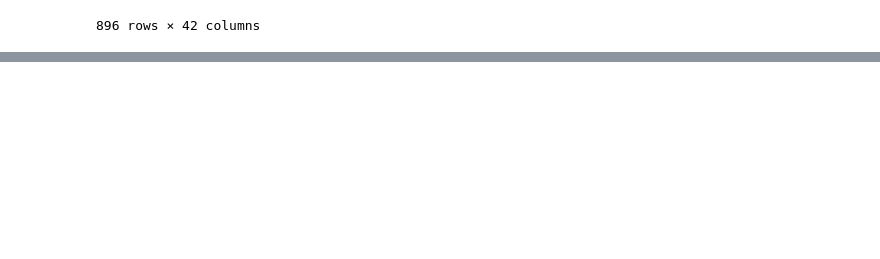
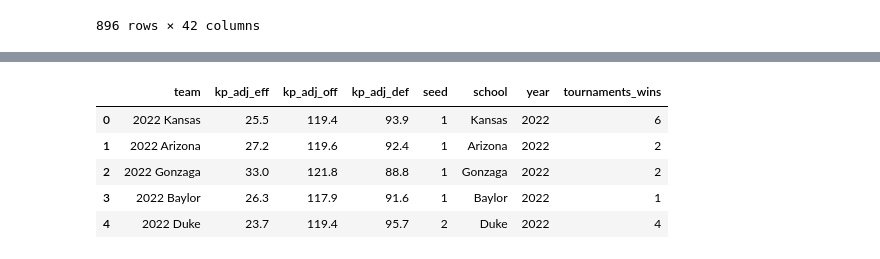
Before and after one commit to J0HN-MAC/March_Madness_Analysis, a Jupyter notebook: tourney_team_transform.ipynb, the cells around one changed output, grey strips where cells are left out. Saved outputs shown, nothing was run; the diff lists cells and outputs as text; code cells hidden in the pictures; blank space fills up the shorter version.

```diff
--- a/tourney_team_transform.ipynb
+++ b/tourney_team_transform.ipynb
@@ -61,0 +147,12 @@ clean_team_df
+# %%
+# Rename the columns
+clean_team_df.rename(columns = {'KENPOM ADJUSTED EFFICIENCY':'kp_adj_eff', 'KENPOM ADJUSTED OFFENSE':'kp_adj_off',
+                              'KENPOM ADJUSTED DEFENSE':'kp_adj_def', 'SEED':'seed', 'YEAR':'year',}, inplace = True)
+clean_team_df.head()
+# %% [output]
+|  | team | kp_adj_eff | kp_adj_off | kp_adj_def | seed | school | year | tournaments_wins |
+| 0 | 2022 Kansas | 25.5 | 119.4 | 93.9 | 1 | Kansas | 2022 | 6 |
+| 1 | 2022 Arizona | 27.2 | 119.6 | 92.4 | 1 | Arizona | 2022 | 2 |
+| 2 | 2022 Gonzaga | 33.0 | 121.8 | 88.8 | 1 | Gonzaga | 2022 | 2 |
+| 3 | 2022 Baylor | 26.3 | 117.9 | 91.6 | 1 | Baylor | 2022 | 1 |
+| 4 | 2022 Duke | 23.7 | 119.4 | 95.7 | 2 | Duke | 2022 | 4 |
```
Also changed, not shown: parts of 8 cells of this notebook, 1 other file.
